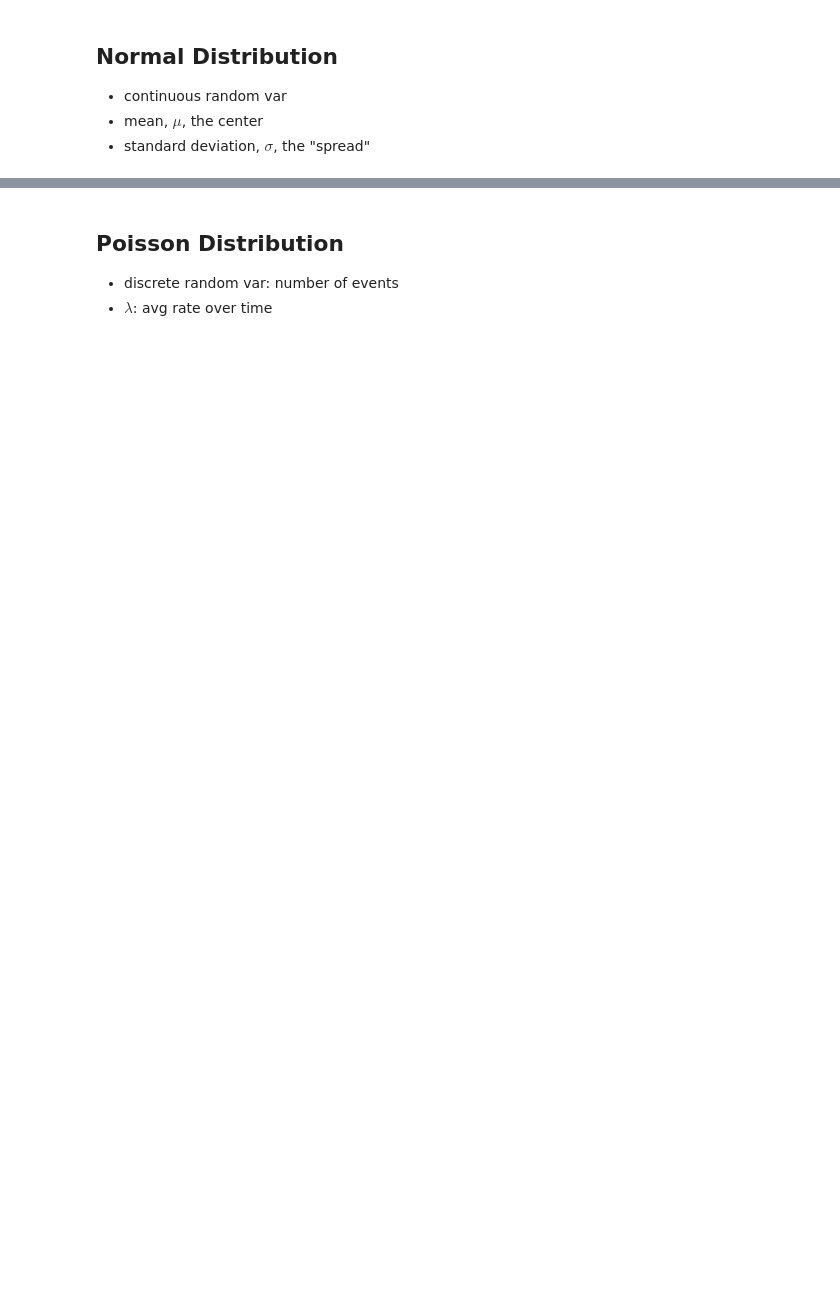
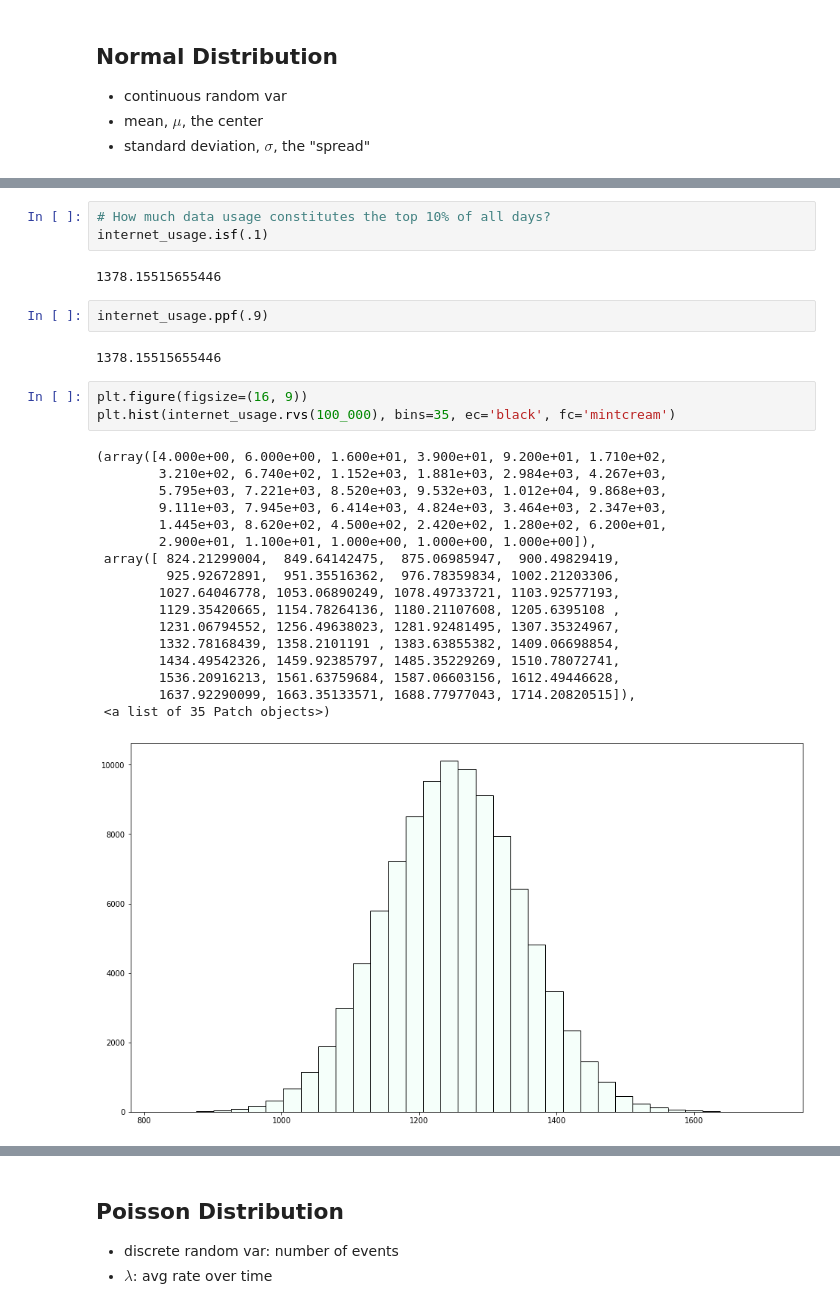
Before and after one commit to CodeupClassroom/curie-statistics-exercises, a Jupyter notebook: distributions-lesson.ipynb, the cells around one changed output, grey strips where cells are left out. Drawn from its saved outputs; the diff is of its cells as text; blank space fills up the shorter version.

```diff
--- a/distributions-lesson.ipynb
+++ b/distributions-lesson.ipynb
@@ -27,3 +150,33 @@ import matplotlib.pyplot as plt
+# %%
+# How much data usage constitutes the top 10% of all days?
+internet_usage.isf(.1)
+# %% [output]
+1378.15515655446
+# %%
+internet_usage.ppf(.9)
+# %% [output]
+1378.15515655446
+# %%
+plt.figure(figsize=(16, 9))
+plt.hist(internet_usage.rvs(100_000), bins=35, ec='black', fc='mintcream')
+# %% [output]
+(array([4.000e+00, 6.000e+00, 1.600e+01, 3.900e+01, 9.200e+01, 1.710e+02,
+        3.210e+02, 6.740e+02, 1.152e+03, 1.881e+03, 2.984e+03, 4.267e+03,
+        5.795e+03, 7.221e+03, 8.520e+03, 9.532e+03, 1.012e+04, 9.868e+03,
+        9.111e+03, 7.945e+03, 6.414e+03, 4.824e+03, 3.464e+03, 2.347e+03,
+        1.445e+03, 8.620e+02, 4.500e+02, 2.420e+02, 1.280e+02, 6.200e+01,
+        2.900e+01, 1.100e+01, 1.000e+00, 1.000e+00, 1.000e+00]),
+ array([ 824.21299004,  849.64142475,  875.06985947,  900.49829419,
+         925.92672891,  951.35516362,  976.78359834, 1002.21203306,
+        1027.64046778, 1053.06890249, 1078.49733721, 1103.92577193,
+        1129.35420665, 1154.78264136, 1180.21107608, 1205.6395108 ,
+        1231.06794552, 1256.49638023, 1281.92481495, 1307.35324967,
+        1332.78168439, 1358.2101191 , 1383.63855382, 1409.06698854,
+        1434.49542326, 1459.92385797, 1485.35229269, 1510.78072741,
+        1536.20916213, 1561.63759684, 1587.06603156, 1612.49446628,
+        1637.92290099, 1663.35133571, 1688.77977043, 1714.20820515]),
+ <a list of 35 Patch objects>)
+[figure, added]
 # %% [markdown]
 ## Binomial Distribution
 
```
Also changed, not shown: parts of 30 cells of this notebook.
